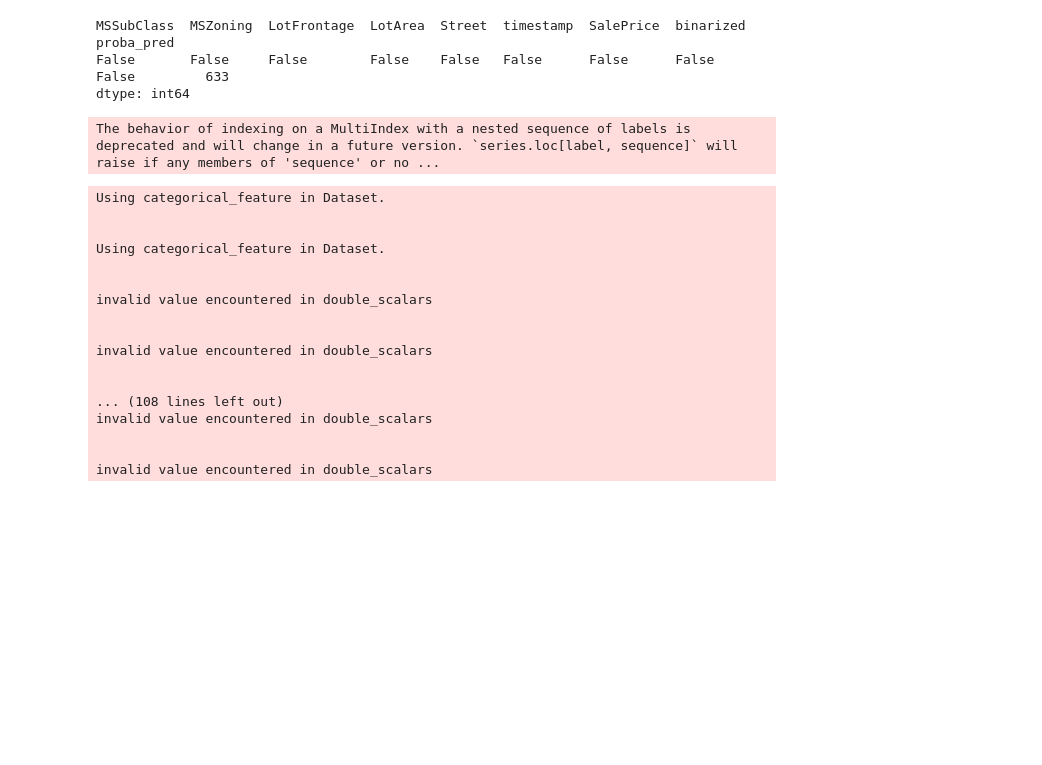
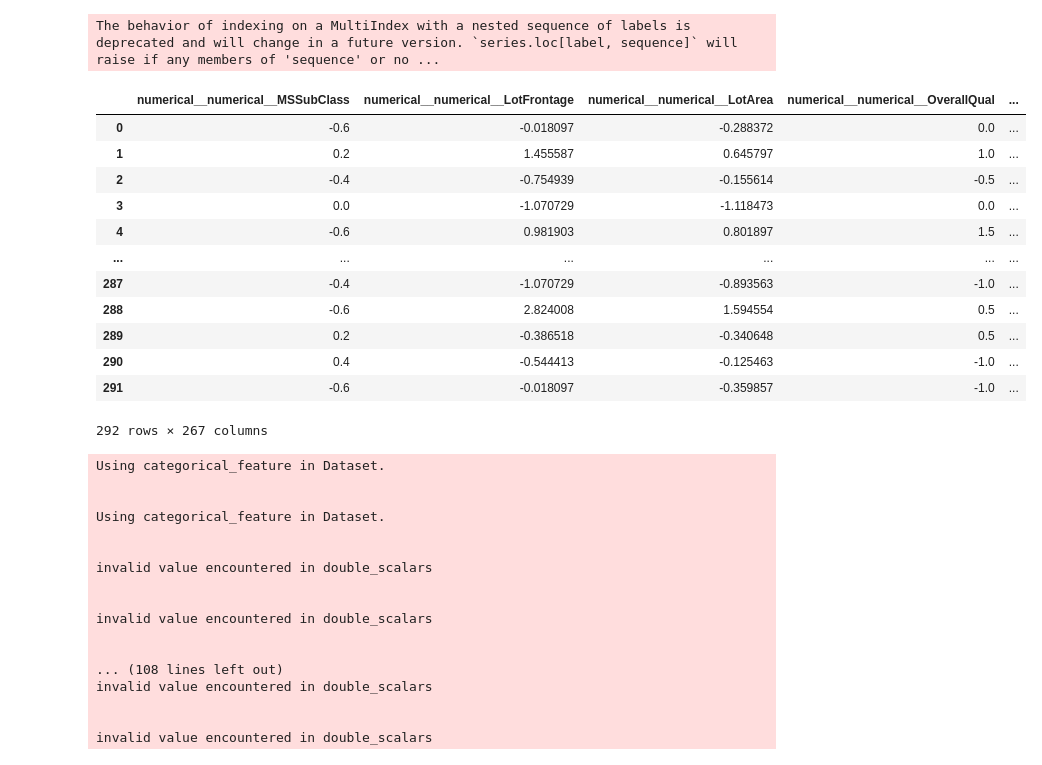
Before and after one commit to joicepreuss/mlops-nova-project, a Jupyter notebook: notebooks/data_check.ipynb, the cells around one changed output. Saved outputs shown, nothing was run; the diff lists cells and outputs as text; code cells hidden in the pictures; blank space fills up the shorter version.

```diff
--- a/notebooks/data_check.ipynb
+++ b/notebooks/data_check.ipynb
@@ -179,6 +162,0 @@ See the caveats in the documentation: https://pandas.pydata.org/pandas-docs/stab
-# %%
-reference.isnull().value_counts()
-# %% [output]
-MSSubClass  MSZoning  LotFrontage  LotArea  Street  timestamp  SalePrice  binarized  proba_pred
-False       False     False        False    False   False      False      False      False         633
-dtype: int64
@@ -211,6 +192,24 @@ The behavior of indexing on a MultiIndex with a nested sequence of labels is dep
 figure = results.filter(column_names=results.categorical_column_names, methods=['chi2']).plot(kind='drift')
 
 figure.show()
+# %%
+prediction = pd.read_csv('../data/07_model_output/df_with_predict.csv')
+# %%
+prediction
+# %% [output]
+|  | numerical__numerical__MSSubClass | numerical__numerical__LotFrontage | numerical__numerical__LotArea | numerical__numerical__OverallQual | ... |
+| 0 | -0.6 | -0.018097 | -0.288372 | 0.0 | ... |
+| 1 | 0.2 | 1.455587 | 0.645797 | 1.0 | ... |
+| 2 | -0.4 | -0.754939 | -0.155614 | -0.5 | ... |
+| 3 | 0.0 | -1.070729 | -1.118473 | 0.0 | ... |
+| 4 | -0.6 | 0.981903 | 0.801897 | 1.5 | ... |
+| ... | ... | ... | ... | ... | ... |
+| 287 | -0.4 | -1.070729 | -0.893563 | -1.0 | ... |
+| 288 | -0.6 | 2.824008 | 1.594554 | 0.5 | ... |
+| 289 | 0.2 | -0.386518 | -0.340648 | 0.5 | ... |
+| 290 | 0.4 | -0.544413 | -0.125463 | -1.0 | ... |
+| 291 | -0.6 | -0.018097 | -0.359857 | -1.0 | ... |
+292 rows × 267 columns
 # %%
 estimator = nml.DLE(
 
```
Also changed, not shown: parts of 23 cells of this notebook, 2 other files.
